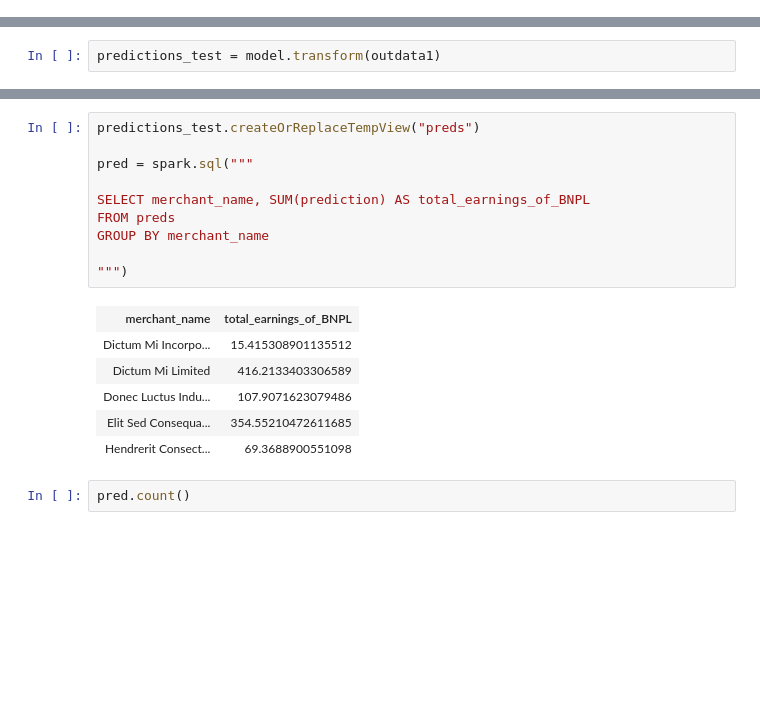
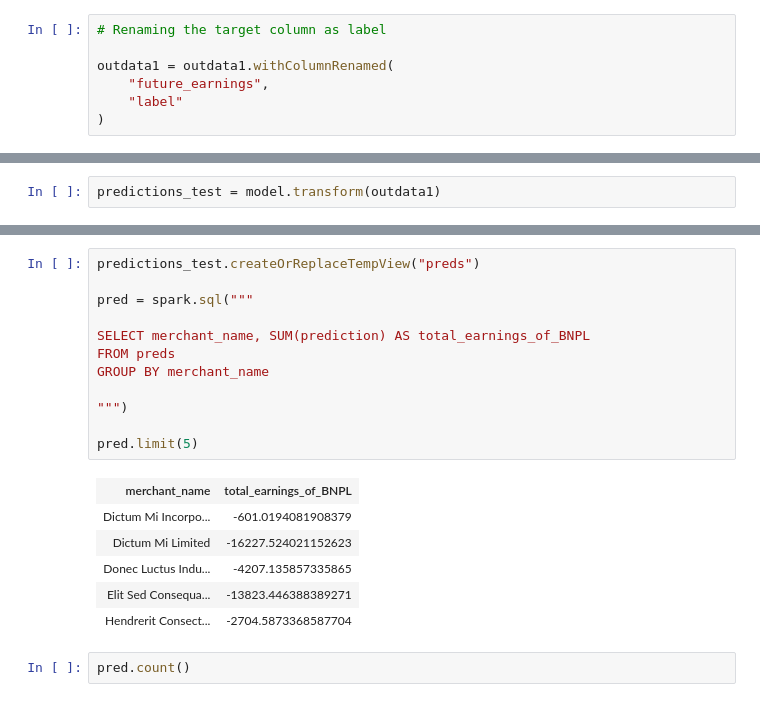
Before and after one commit to MAST30034-Applied-Data-Science/generic-buy-now-pay-later-project-group-10-bnpl, a Jupyter notebook: notebooks/BNPL firm earning model.ipynb, the cells around one changed output, grey strips where cells are left out. Cells and saved outputs as stored; diff of their text form; blank space fills up the shorter version.

```diff
--- a/notebooks/BNPL firm earning model.ipynb
+++ b/notebooks/BNPL firm earning model.ipynb
@@ -413,6 +496,13 @@ inputCols=['merchant_name_vec', 'SA2_code_vec', 'Year_vec', 'Month_vec', 'revenu
 outputCol= "features" )
 
 outdata1 = assembler1.transform(onehotdata)
+# %%
+# Renaming the target column as label
+
+outdata1 = outdata1.withColumnRenamed(
+    "future_earnings",
+    "label"
+)
 # %%
 # Assembling the features as a feature vector
 
@@ -602,20 +659,22 @@ only showing top 20 rows
 # %%
 predictions_test.createOrReplaceTempView("preds")
 
 pred = spark.sql("""
 
 SELECT merchant_name, SUM(prediction) AS total_earnings_of_BNPL
 FROM preds
 GROUP BY merchant_name
 
 """)
+
+pred.limit(5)
 # %% [output]
 | merchant_name | total_earnings_of_BNPL |
-| Dictum Mi Incorpo... | 15.415308901135512 |
-| Dictum Mi Limited | 416.2133403306589 |
-| Donec Luctus Indu... | 107.9071623079486 |
-| Elit Sed Consequa... | 354.55210472611685 |
-| Hendrerit Consect... | 69.3688900551098 |
+| Dictum Mi Incorpo... | -601.0194081908379 |
+| Dictum Mi Limited | -16227.524021152623 |
+| Donec Luctus Indu... | -4207.135857335865 |
+| Elit Sed Consequa... | -13823.446388389271 |
+| Hendrerit Consect... | -2704.5873368587704 |
 # %%
 pred.count()
 # %% [output]
```
Also changed, not shown: parts of 30 cells of this notebook, 19 other files.
